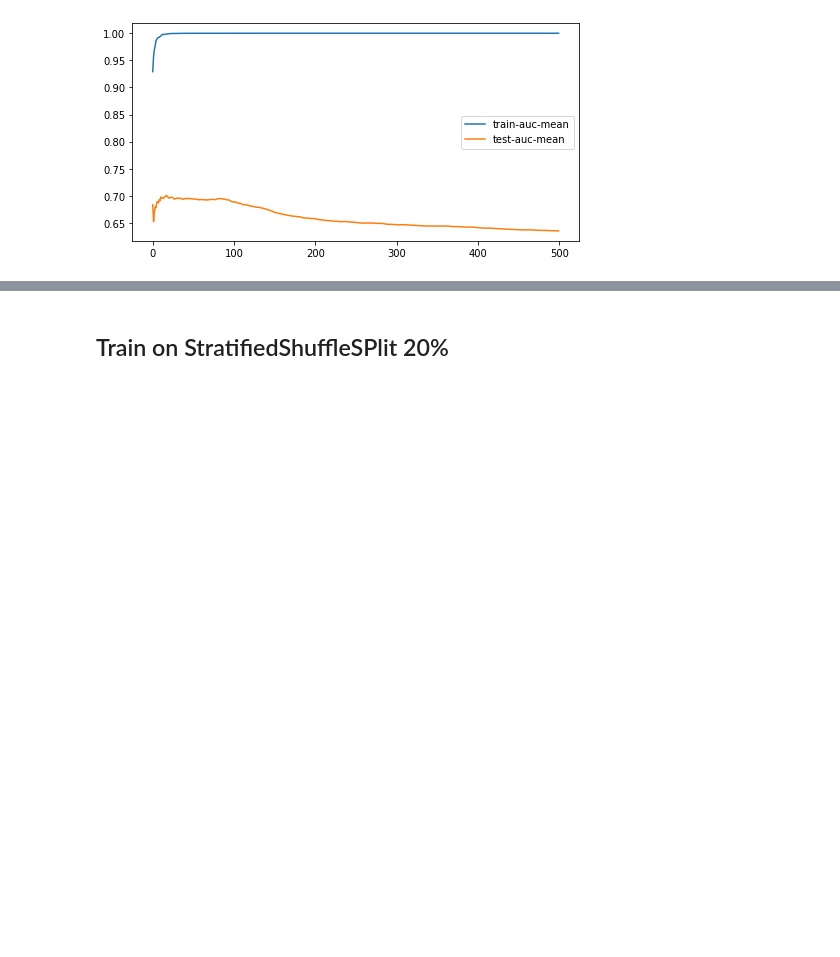
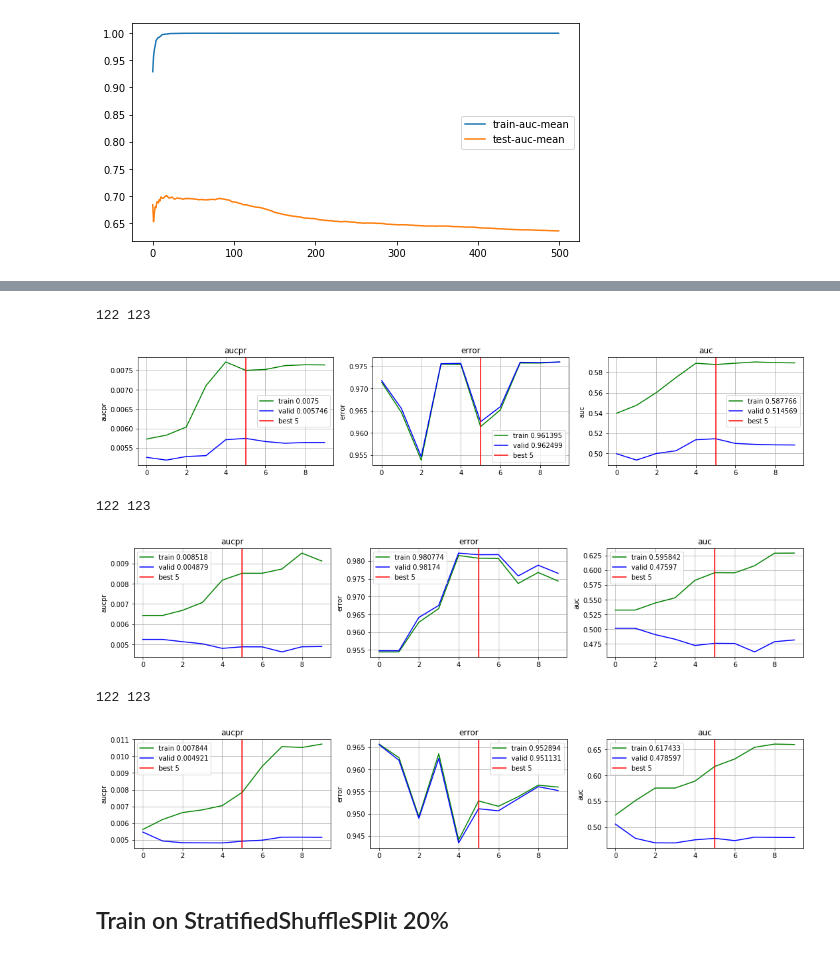
Before and after one commit to romirmoza/omop-cdm-postgresql, a Jupyter notebook: XGB_model_4.ipynb, the cells around one changed output, grey strips where cells are left out. Cells and saved outputs as stored; diff of their text form; code cells hidden in the pictures; blank space fills up the shorter version.

```diff
--- a/XGB_model_4.ipynb
+++ b/XGB_model_4.ipynb
@@ -688,3 +721,14 @@ ax = cv_scores[['train-auc-mean','test-auc-mean']].plot(figsize=(8,4))
+# %%
+for s in w_df.columns:
+    print(w_df.loc['best_iteration',s], w_df.loc['best_ntree_limit',s])
+    plot_perf(w_df.loc['evals_result',s], 5)
+# %% [output]
+122 123
+[figure, added]
+122 123
+[figure, added]
+122 123
+[figure, added]
 # %% [markdown]
 ## Train on StratifiedShuffleSPlit 20%
 # %%
```
Also changed, not shown: parts of 71 cells of this notebook, 2 other files.
